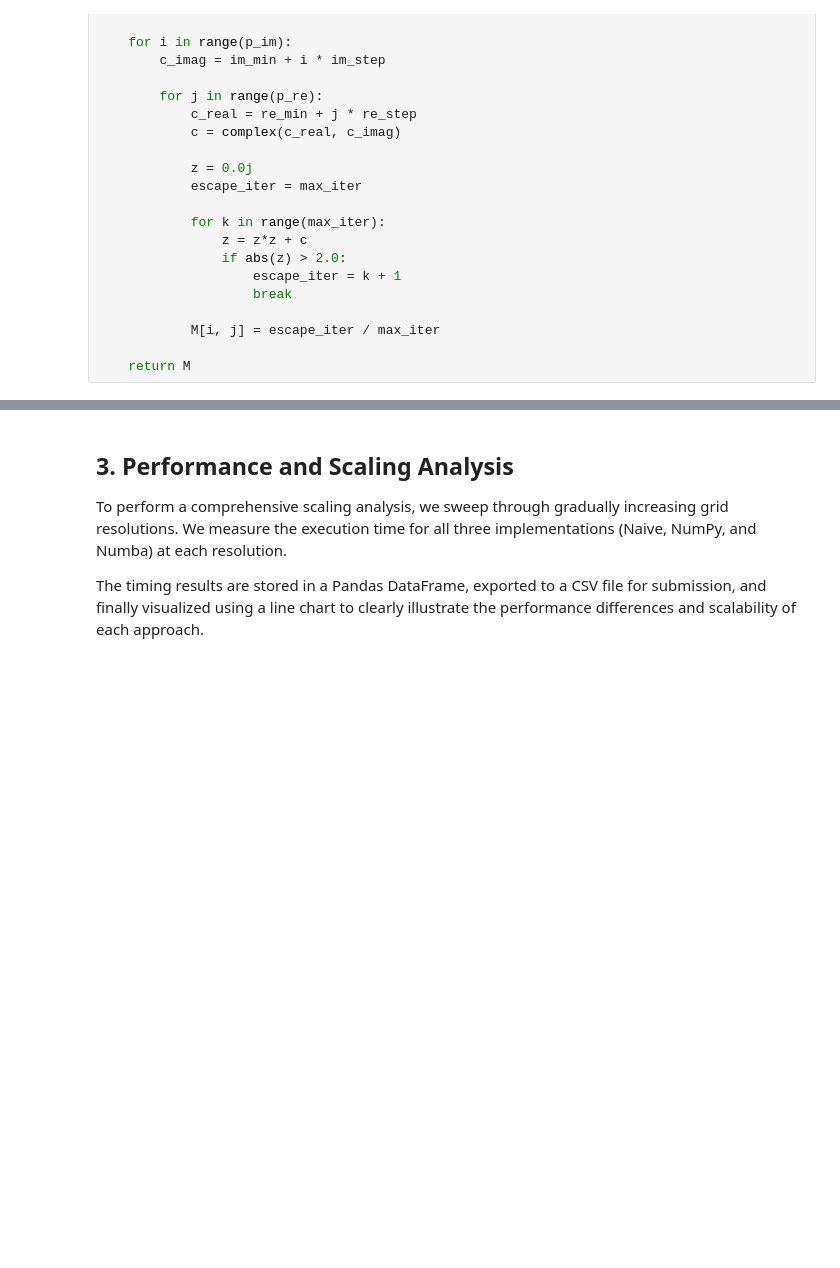
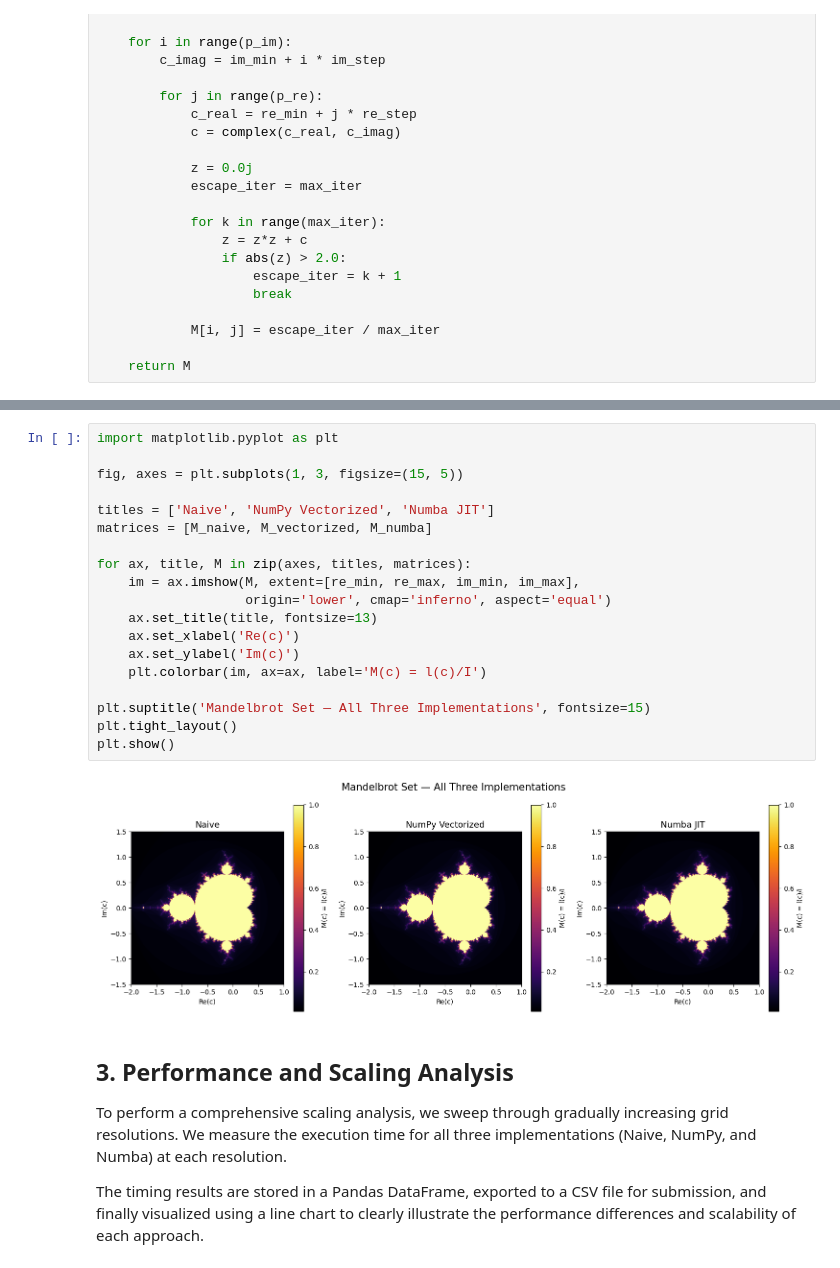
Before and after one commit to MateCle/NSC_Course_MiniProject, a Jupyter notebook: Mandelbrot_set.ipynb, the cells around one changed output, grey strips where cells are left out. Saved outputs shown, nothing was run; the diff lists cells and outputs as text; blank space fills up the shorter version.

Commit message:
added visualization of the set for all the implementations to verify correctness

```diff
--- a/Mandelbrot_set.ipynb
+++ b/Mandelbrot_set.ipynb
@@ -142,3 +147,24 @@ Numba execution time: 0.0557 seconds
+# %%
+import matplotlib.pyplot as plt
+
+fig, axes = plt.subplots(1, 3, figsize=(15, 5))
+
+titles = ['Naive', 'NumPy Vectorized', 'Numba JIT']
+matrices = [M_naive, M_vectorized, M_numba]
+
+for ax, title, M in zip(axes, titles, matrices):
+    im = ax.imshow(M, extent=[re_min, re_max, im_min, im_max],
+                   origin='lower', cmap='inferno', aspect='equal')
+    ax.set_title(title, fontsize=13)
+    ax.set_xlabel('Re(c)')
+    ax.set_ylabel('Im(c)')
+    plt.colorbar(im, ax=ax, label='M(c) = l(c)/I')
+
+plt.suptitle('Mandelbrot Set — All Three Implementations', fontsize=15)
+plt.tight_layout()
+plt.show()
+# %% [output]
+[figure, added]
 # %% [markdown]
 ## 3. Performance and Scaling Analysis
 
```
Also changed, not shown: parts of 6 cells of this notebook.
